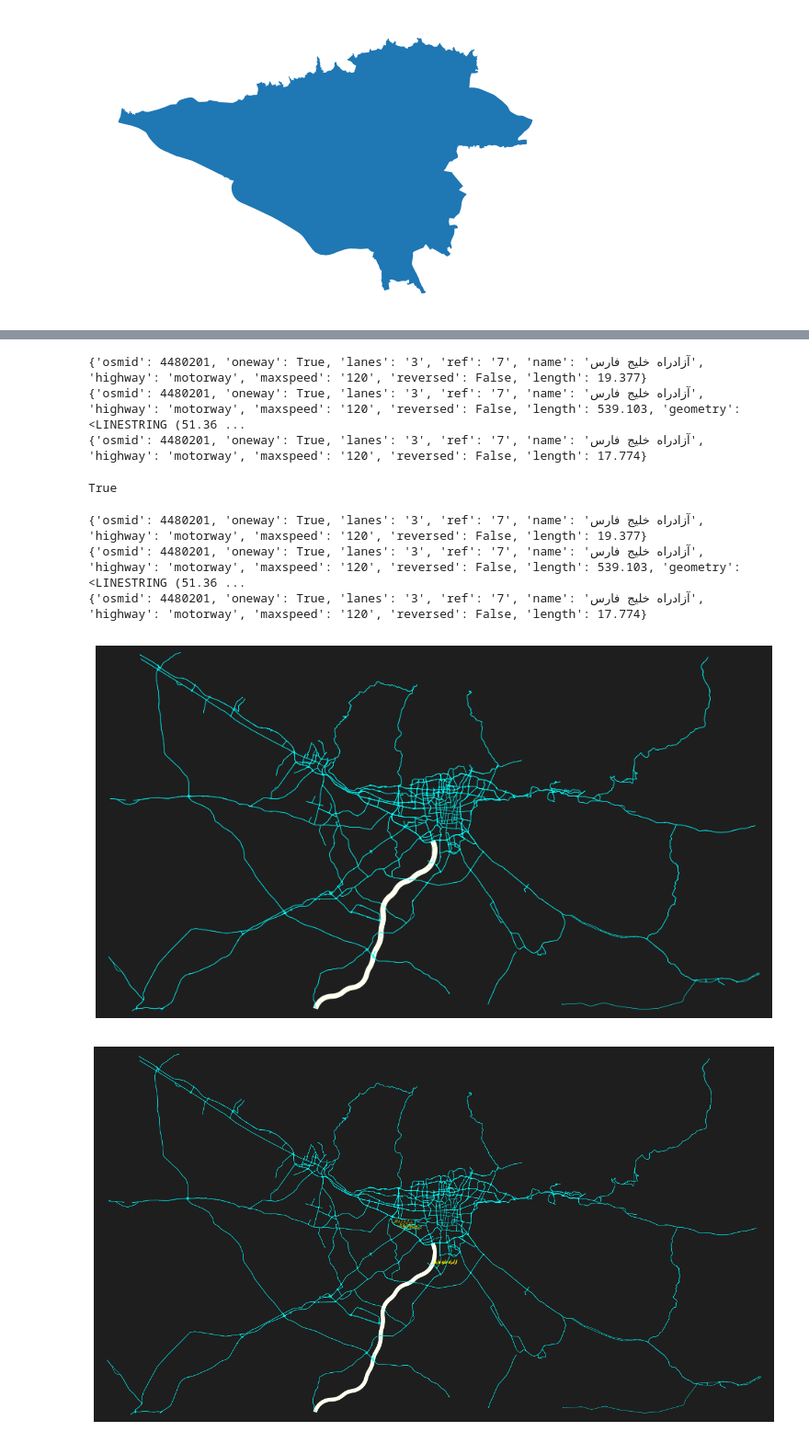
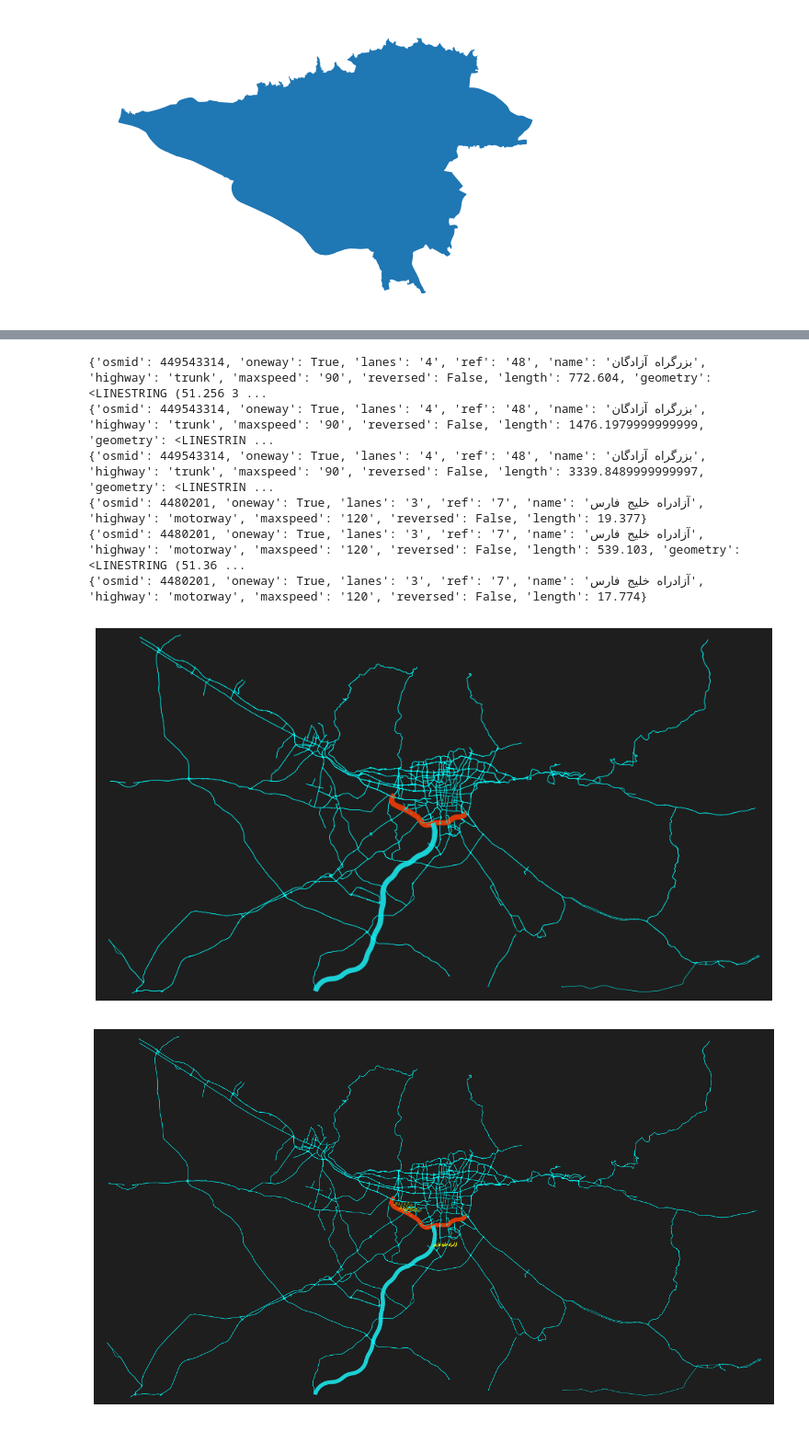
Before and after one commit to Amirali-Amirifar/traffic_analysis, a Jupyter notebook: analysis.ipynb, the cells around one changed output, grey strips where cells are left out. Shown at 92% size. Saved outputs shown, nothing was run; the diff lists cells and outputs as text; code cells hidden in the pictures.

Commit message:
correct road label bug

```diff
--- a/analysis.ipynb
+++ b/analysis.ipynb
@@ -181,12 +219,6 @@ for uu, vv, kkey, ddata in G.edges(keys=True, data=True): # added ww
     v.append(vv)
     key.append(kkey)
     data.append(ddata)
-    if ddata['osmid'] == 4480201:
-        print(ddata)
-# %% [output]
-{'osmid': 4480201, 'oneway': True, 'lanes': '3', 'ref': '7', 'name': 'آزادراه خلیج فارس', 'highway': 'motorway', 'maxspeed': '120', 'reversed': False, 'length': 19.377}
-{'osmid': 4480201, 'oneway': True, 'lanes': '3', 'ref': '7', 'name': 'آزادراه خلیج فارس', 'highway': 'motorway', 'maxspeed': '120', 'reversed': False, 'length': 539.103, 'geometry': <LINESTRING (51.36 ...
-{'osmid': 4480201, 'oneway': True, 'lanes': '3', 'ref': '7', 'name': 'آزادراه خلیج فارس', 'highway': 'motorway', 'maxspeed': '120', 'reversed': False, 'length': 17.774}
 # %%
 osmid_codes = {
     449543314: 114552,
@@ -197,46 +229,58 @@ osmid_names = {
     'بزرگراه آزادگان': 114552,
     'آزادراه خلیج فارس':113203,
 }
-
-type(osmid_codes) == dict
-len(set([1,3,4,444,4]).intersection(set([1,3])))
-item = [4480201]
-len(set(item).intersection(set(osmid_codes.keys()))) > 0
-# %% [output]
-True
 # %%
 roadCols = []
 edge_width = []
-
+# cmap = mpl.colors.LinearSegmentedColormap.from_list("", ["red","orange", "green"])
+cmap =  mpl.colormaps['turbo'].resampled(8)
 for item in data:
     mark = False
 
     if "osmid" in item.keys():
         # Check by code
         if type(item['osmid']) == list:
-            if len( set(item['osmid']).intersection(set(osmid_codes.keys()))) >0:
-                color = "#FFFFF0"
+            if len( set(item['osmid']).intersection(set(osmid_codes.keys()))) >0: #if a road has multiple osmid's see if any of them intersects.
                 edge = 5
                 mark = True
+                code = list(set(item['osmid']).intersection(set(osmid_codes.keys())))[0]
         else:
             if item["osmid"] in list(osmid_codes.keys()):
-                color = "#FFFFF0"
                 edge = 5
-                print(item)
+                code = item['osmid']
+                mark = True
+    if mark:
+        # get 6digit code
+        _6d = str(osmid_codes[code])
+        val = (regression[_6d].coef_)
+        min = -12
+        max = +12
 
-                mark = True
+
+        #normalize color
+        val =( val - min )/(max -min)
+        color = (mpl.colors.rgb2hex(cmap(val), keep_alpha=False))
+
         # check by names
     if ('name' in item.keys()):
         if type(item['name']) == str:
             if item["name"] in osmid_names.keys():
                 color = "#FFFFF0"
                 edge = 5
-                # else:
+                # els
 
                 mark = True
-            # elif 4480201 == item['osmid'] or ('name' in item and 'آزادراه خلیج فارس' in item['name']):
-        #     color = "#FFFFF0"
-        #     edge = 5
+                _6d = str(osmid_names[item['name']])
+                val = (regression[_6d].coef_)
+                min = -12
+                max = +12
+
+
+                #normalize color
+                val =( val - min )/(max -min)
+                color = (mpl.colors.rgb2hex(cmap(val), keep_alpha=False))
+
+
     if not mark:
         color = "#00FFFF"
         edge = 0.4
@@ -246,35 +290,38 @@ for item in data:
 
 # Plot
 bgcolor = "#1e1e1e"
 fig, ax = ox.plot_graph(G, node_size=0,
                         dpi=500, bgcolor=bgcolor,
                         save=False, edge_color=roadCols,
                         edge_linewidth=edge_width, edge_alpha=1, figsize=(12, 12))
 
 # fig, ax = ox.plot_graph(G, bgcolor='black', edge_linewidth=3, node_size=0,
 #                         show=False, close=False)
 e1 = None
 for _, edge in ox.graph_to_gdfs(G, nodes=False).fillna('').iterrows():
     if (edge['osmid'] == 449543314) or (4480201 == edge['osmid']):
         c = edge['geometry'].centroid
         text = edge['name']
         ax.title.set_size(14)
         e1 = edge
         ax.annotate(file_handler.persian_fix(text),
                     (c.x, c.y), c='yellow', size=4)
 
 # fig.show()
 
 fig.tight_layout(pad=0)
 fig.savefig("heatmap.jpg", dpi=600, bbox_inches='tight', format="png",
             facecolor=fig.get_facecolor(), transparent=False)
 fig
 # %% [output]
+{'osmid': 449543314, 'oneway': True, 'lanes': '4', 'ref': '48', 'name': 'بزرگراه آزادگان', 'highway': 'trunk', 'maxspeed': '90', 'reversed': False, 'length': 772.604, 'geometry': <LINESTRING (51.256 3 ...
+{'osmid': 449543314, 'oneway': True, 'lanes': '4', 'ref': '48', 'name': 'بزرگراه آزادگان', 'highway': 'trunk', 'maxspeed': '90', 'reversed': False, 'length': 1476.1979999999999, 'geometry': <LINESTRIN ...
+{'osmid': 449543314, 'oneway': True, 'lanes': '4', 'ref': '48', 'name': 'بزرگراه آزادگان', 'highway': 'trunk', 'maxspeed': '90', 'reversed': False, 'length': 3339.8489999999997, 'geometry': <LINESTRIN ...
 {'osmid': 4480201, 'oneway': True, 'lanes': '3', 'ref': '7', 'name': 'آزادراه خلیج فارس', 'highway': 'motorway', 'maxspeed': '120', 'reversed': False, 'length': 19.377}
 {'osmid': 4480201, 'oneway': True, 'lanes': '3', 'ref': '7', 'name': 'آزادراه خلیج فارس', 'highway': 'motorway', 'maxspeed': '120', 'reversed': False, 'length': 539.103, 'geometry': <LINESTRING (51.36 ...
 {'osmid': 4480201, 'oneway': True, 'lanes': '3', 'ref': '7', 'name': 'آزادراه خلیج فارس', 'highway': 'motorway', 'maxspeed': '120', 'reversed': False, 'length': 17.774}
-[figure, old version]
+[figure, new version]
-[figure, old version]
+[figure, new version]
 # %%
 data
 # %% [output]
```
Also changed, not shown: parts of 8 cells of this notebook.
